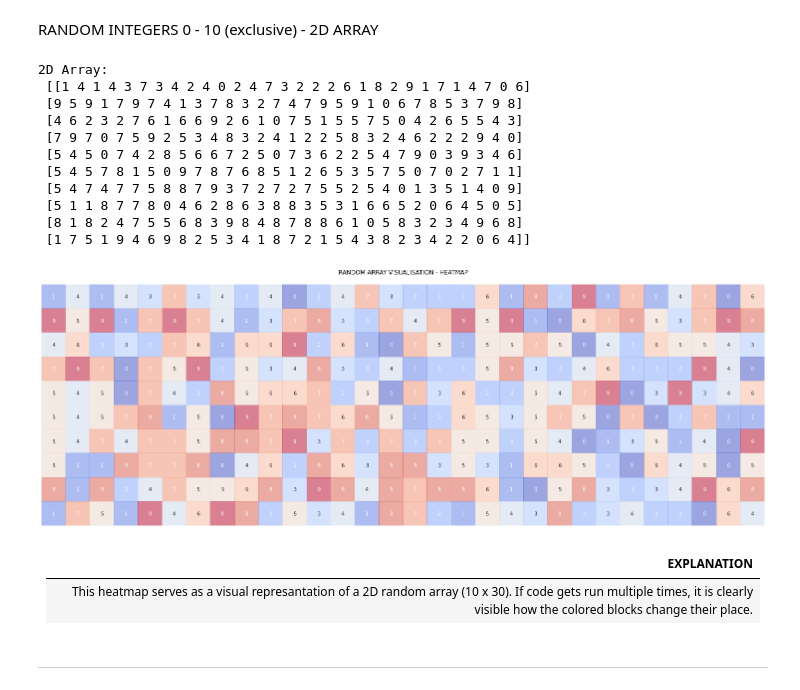
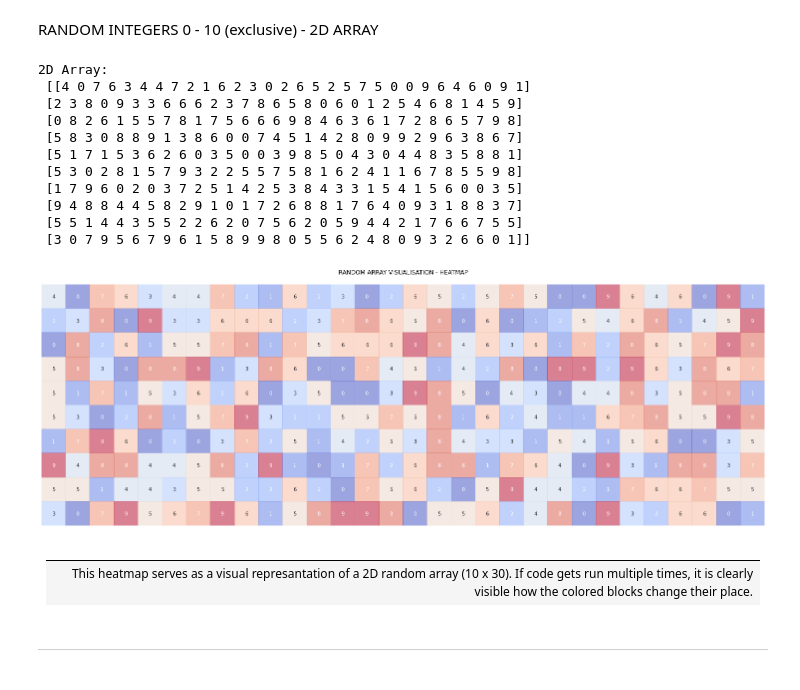
Before and after one commit to AnteDujic/Programming-for-Data-Analysis, a Jupyter notebook: numpy-random.ipynb, the cells around one changed output. Cells and saved outputs as stored; diff of their text form; code cells hidden in the pictures.

Commit message:
Plot explanation - distributions + tidying up

```diff
--- a/numpy-random.ipynb
+++ b/numpy-random.ipynb
@@ -158,28 +167,32 @@ plt.show()
 # %% [markdown]
 RANDOM INTEGERS 0 - 10 (exclusive) - 2D ARRAY
 # %%
-x3_int = (rng.integers(10, size=(10, 30)))
-print ("2D Array:\n", x3_int, "\n")
+# Generate random integers
+x = (rng.integers(10, size=(10, 30)))
+print ("2D Array:\n", x, "\n")
+
+# Plotting
 fig, axs = plt.subplots(figsize = (26,10))
-sns.heatmap (data = x3_int, square = True, annot = True, cmap = "coolwarm", alpha = 0.5, cbar=False).set_title("RANDOM ARRAY VISUALISATION - HEATMAP\n")
+sns.heatmap (data = x, square = True, annot = True, cmap = "coolwarm", alpha = 0.5, cbar=False).set_title("RANDOM ARRAY VISUALISATION - HEATMAP\n")
+# Removing plot ticks
 plt.xticks([])
 plt.yticks([])
 plt.show()
 # %% [output]
 2D Array:
- [[1 4 1 4 3 7 3 4 2 4 0 2 4 7 3 2 2 2 6 1 8 2 9 1 7 1 4 7 0 6]
- [9 5 9 1 7 9 7 4 1 3 7 8 3 2 7 4 7 9 5 9 1 0 6 7 8 5 3 7 9 8]
- [4 6 2 3 2 7 6 1 6 6 9 2 6 1 0 7 5 1 5 5 7 5 0 4 2 6 5 5 4 3]
- [7 9 7 0 7 5 9 2 5 3 4 8 3 2 4 1 2 2 5 8 3 2 4 6 2 2 2 9 4 0]
- [5 4 5 0 7 4 2 8 5 6 6 7 2 5 0 7 3 6 2 2 5 4 7 9 0 3 9 3 4 6]
- [5 4 5 7 8 1 5 0 9 7 8 7 6 8 5 1 2 6 5 3 5 7 5 0 7 0 2 7 1 1]
- [5 4 7 4 7 7 5 8 8 7 9 3 7 2 7 2 7 5 5 2 5 4 0 1 3 5 1 4 0 9]
- [5 1 1 8 7 7 8 0 4 6 2 8 6 3 8 8 3 5 3 1 6 6 5 2 0 6 4 5 0 5]
- [8 1 8 2 4 7 5 5 6 8 3 9 8 4 8 7 8 8 6 1 0 5 8 3 2 3 4 9 6 8]
- [1 7 5 1 9 4 6 9 8 2 5 3 4 1 8 7 2 1 5 4 3 8 2 3 4 2 2 0 6 4]]
+ [[4 0 7 6 3 4 4 7 2 1 6 2 3 0 2 6 5 2 5 7 5 0 0 9 6 4 6 0 9 1]
+ [2 3 8 0 9 3 3 6 6 6 2 3 7 8 6 5 8 0 6 0 1 2 5 4 6 8 1 4 5 9]
+ [0 8 2 6 1 5 5 7 8 1 7 5 6 6 6 9 8 4 6 3 6 1 7 2 8 6 5 7 9 8]
+ [5 8 3 0 8 8 9 1 3 8 6 0 0 7 4 5 1 4 2 8 0 9 9 2 9 6 3 8 6 7]
+ [5 1 7 1 5 3 6 2 6 0 3 5 0 0 3 9 8 5 0 4 3 0 4 4 8 3 5 8 8 1]
+ [5 3 0 2 8 1 5 7 9 3 2 2 5 5 7 5 8 1 6 2 4 1 1 6 7 8 5 5 9 8]
+ [1 7 9 6 0 2 0 3 7 2 5 1 4 2 5 3 8 4 3 3 1 5 4 1 5 6 0 0 3 5]
+ [9 4 8 8 4 4 5 8 2 9 1 0 1 7 2 6 8 8 1 7 6 4 0 9 3 1 8 8 3 7]
+ [5 5 1 4 4 3 5 5 2 2 6 2 0 7 5 6 2 0 5 9 4 4 2 1 7 6 6 7 5 5]
+ [3 0 7 9 5 6 7 9 6 1 5 8 9 9 8 0 5 5 6 2 4 8 0 9 3 2 6 6 0 1]]
-[figure, old version]
+[figure, new version]
 # %% [markdown]
-| EXPLANATION |
+|  |
 | :-: |
 | This heatmap serves as a visual represantation of a 2D random array (10 x 30). If code gets run multiple times, it is clearly visible how the colored blocks change their place. |
 # %% [markdown]
```
Also changed, not shown: parts of 95 cells of this notebook.
